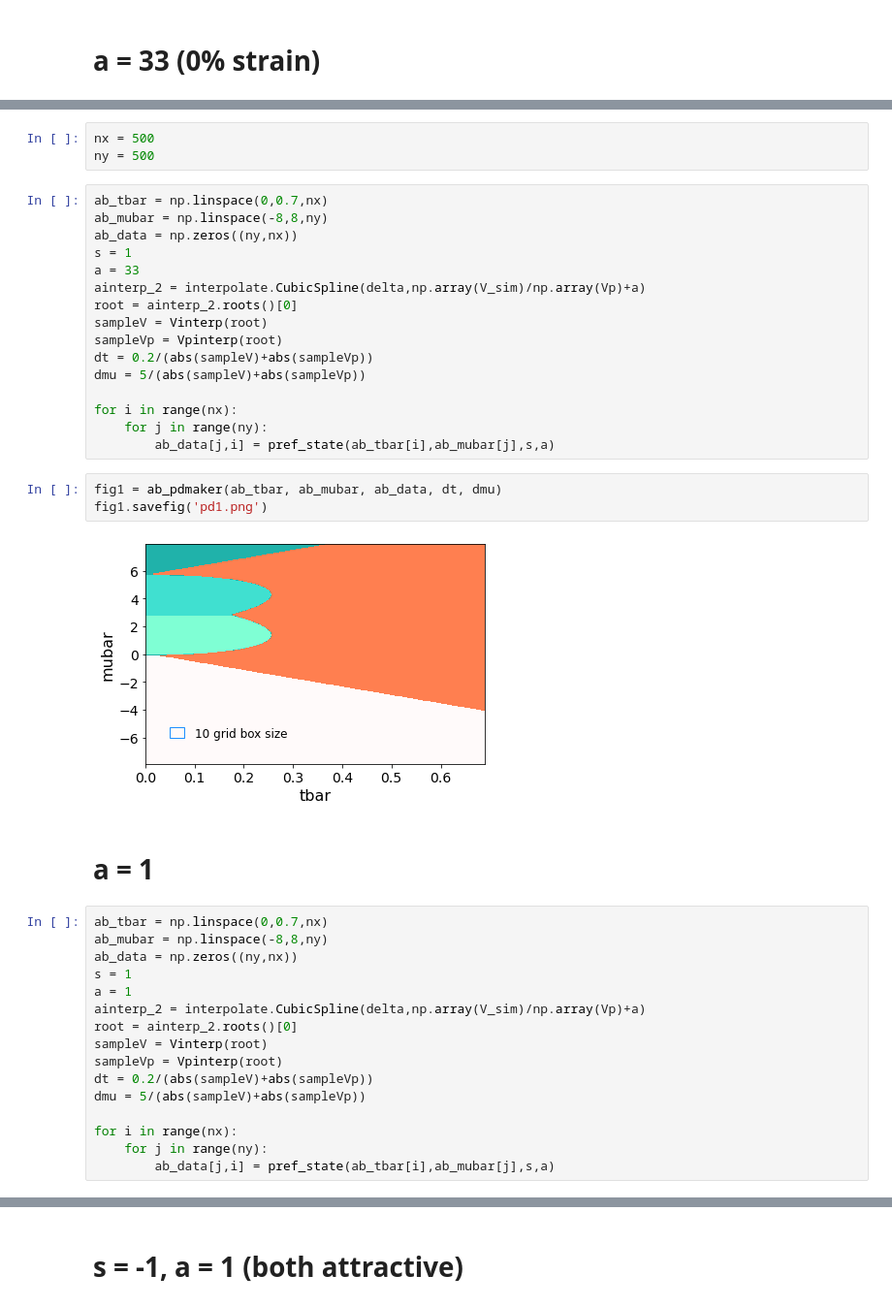
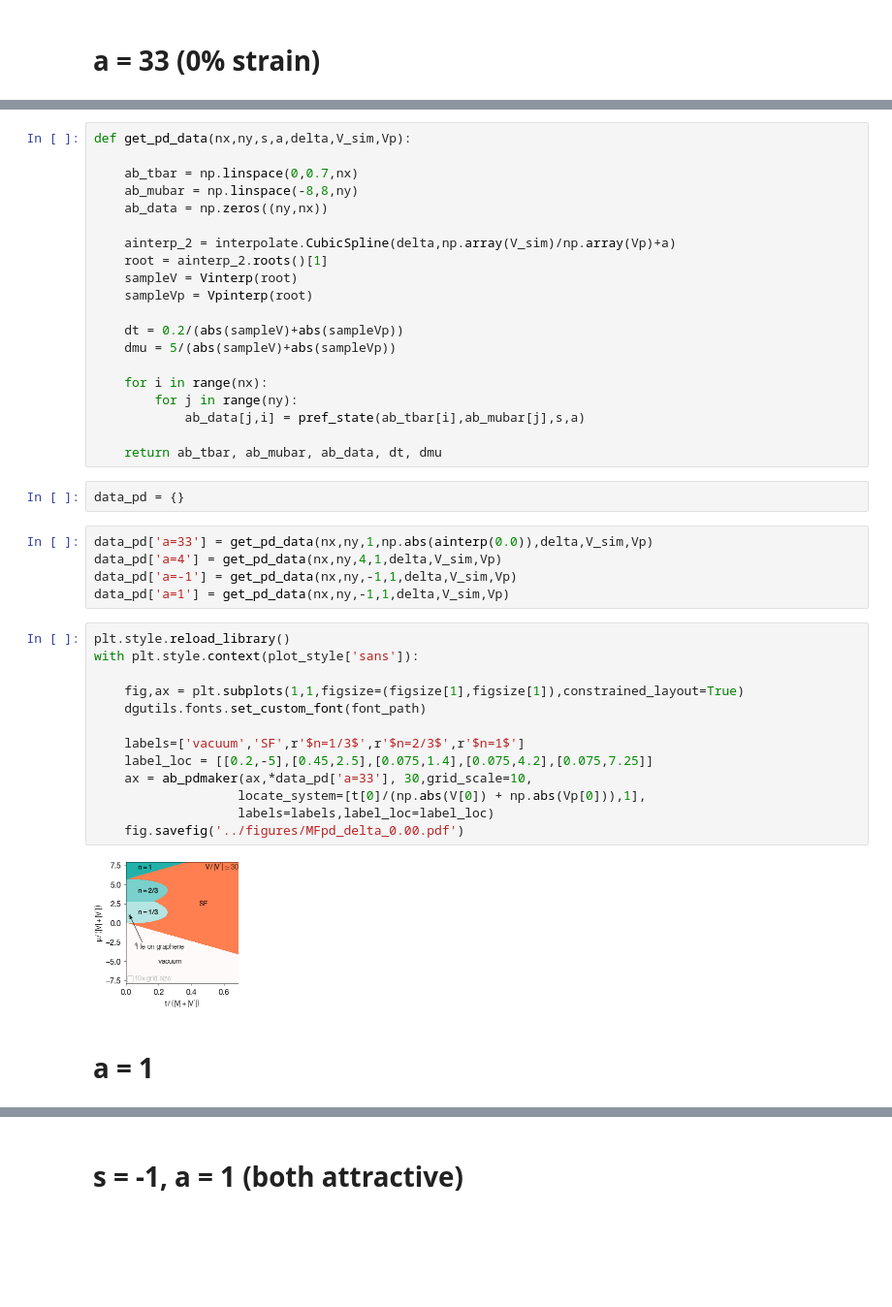
Before and after one commit to DelMaestroGroup/papers-code-Superfluid4HeStrainGraphene, a Jupyter notebook: src/MeanField_python-2022.ipynb, the cells around one changed output, grey strips where cells are left out. Shown: that part at 97% size. Saved outputs shown, nothing was run; the diff lists cells and outputs as text; blank space fills up the shorter version.

```diff
--- a/src/MeanField_python-2022.ipynb
+++ b/src/MeanField_python-2022.ipynb
@@ -181,42 +196,44 @@ def ab_pdmaker (t, mu, data, dt, dmu):
-# %%
-nx = 500
-ny = 500
 # %%
-ab_tbar = np.linspace(0,0.7,nx)
-ab_mubar = np.linspace(-8,8,ny)
-ab_data = np.zeros((ny,nx))
-s = 1
-a = 33
-ainterp_2 = interpolate.CubicSpline(delta,np.array(V_sim)/np.array(Vp)+a)
-root = ainterp_2.roots()[0]
-sampleV = Vinterp(root)
-sampleVp = Vpinterp(root)
-dt = 0.2/(abs(sampleV)+abs(sampleVp))
-dmu = 5/(abs(sampleV)+abs(sampleVp))
+def get_pd_data(nx,ny,s,a,delta,V_sim,Vp):
 
-for i in range(nx):
-    for j in range(ny):
-        ab_data[j,i] = pref_state(ab_tbar[i],ab_mubar[j],s,a)
+    ab_tbar = np.linspace(0,0.7,nx)
+    ab_mubar = np.linspace(-8,8,ny)
+    ab_data = np.zeros((ny,nx))
+
+    ainterp_2 = interpolate.CubicSpline(delta,np.array(V_sim)/np.array(Vp)+a)
+    root = ainterp_2.roots()[1]
+    sampleV = Vinterp(root)
+    sampleVp = Vpinterp(root)
+
+    dt = 0.2/(abs(sampleV)+abs(sampleVp))
+    dmu = 5/(abs(sampleV)+abs(sampleVp))
+
+    for i in range(nx):
+        for j in range(ny):
+            ab_data[j,i] = pref_state(ab_tbar[i],ab_mubar[j],s,a)
+
+    return ab_tbar, ab_mubar, ab_data, dt, dmu
-# %%
-fig1 = ab_pdmaker(ab_tbar, ab_mubar, ab_data, dt, dmu)
-fig1.savefig('pd1.png')
-# %% [output]
-[figure, removed]
+# %%
+data_pd = {}
+# %%
+data_pd['a=33'] = get_pd_data(nx,ny,1,np.abs(ainterp(0.0)),delta,V_sim,Vp)
+data_pd['a=4'] = get_pd_data(nx,ny,4,1,delta,V_sim,Vp)
+data_pd['a=-1'] = get_pd_data(nx,ny,-1,1,delta,V_sim,Vp)
+data_pd['a=1'] = get_pd_data(nx,ny,-1,1,delta,V_sim,Vp)
+# %%
+plt.style.reload_library()
+with plt.style.context(plot_style['sans']):
+
+    fig,ax = plt.subplots(1,1,figsize=(figsize[1],figsize[1]),constrained_layout=True)
+    dgutils.fonts.set_custom_font(font_path)
+
+    labels=['vacuum','SF',r'$n=1/3$',r'$n=2/3$',r'$n=1$']
+    label_loc = [[0.2,-5],[0.45,2.5],[0.075,1.4],[0.075,4.2],[0.075,7.25]]
+    ax = ab_pdmaker(ax,*data_pd['a=33'], 30,grid_scale=10,
+                   locate_system=[t[0]/(np.abs(V[0]) + np.abs(Vp[0])),1],
+                   labels=labels,label_loc=label_loc)
+    fig.savefig('../figures/MFpd_delta_0.00.pdf')
+# %% [output]
+[figure, added]
 # %% [markdown]
 # a = 1
-# %%
-ab_tbar = np.linspace(0,0.7,nx)
-ab_mubar = np.linspace(-8,8,ny)
-ab_data = np.zeros((ny,nx))
-s = 1
-a = 1
-ainterp_2 = interpolate.CubicSpline(delta,np.array(V_sim)/np.array(Vp)+a)
-root = ainterp_2.roots()[0]
-sampleV = Vinterp(root)
-sampleVp = Vpinterp(root)
-dt = 0.2/(abs(sampleV)+abs(sampleVp))
-dmu = 5/(abs(sampleV)+abs(sampleVp))
-
-for i in range(nx):
-    for j in range(ny):
-        ab_data[j,i] = pref_state(ab_tbar[i],ab_mubar[j],s,a)
```
Also changed, not shown: parts of 30 cells of this notebook, 2 other files.
